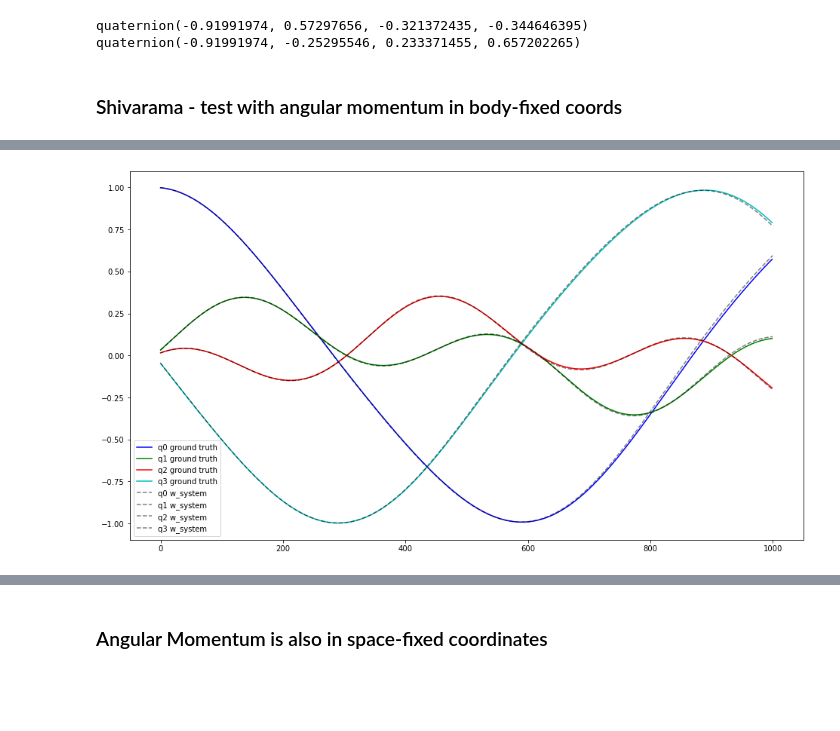
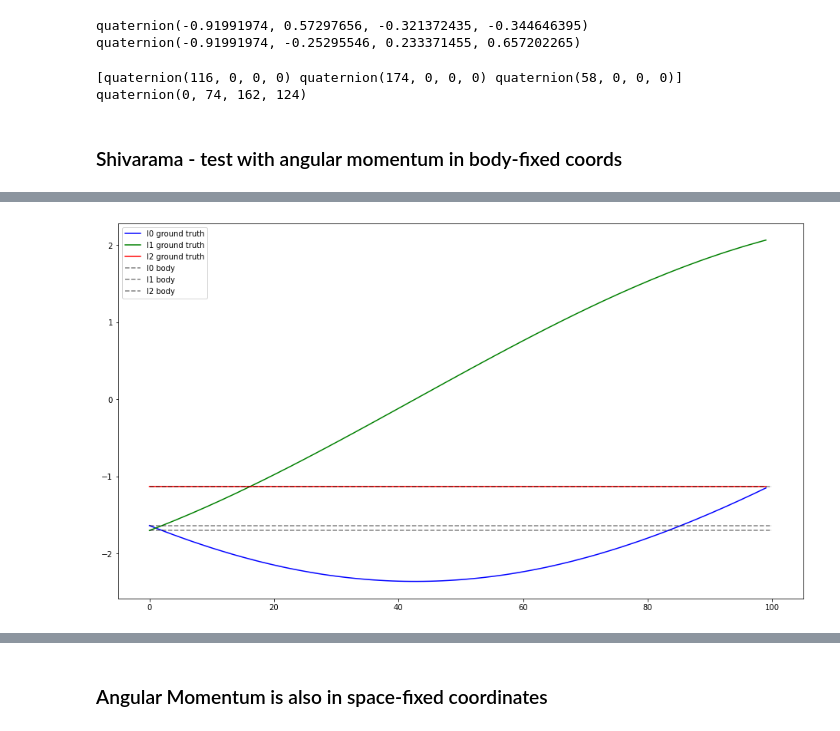
Before and after one commit to jakublala/coarsegrained-md-neural-ode, a Jupyter notebook: rotate_toy.ipynb, the cells around one changed output, grey strips where cells are left out. Saved outputs shown, nothing was run; the diff lists cells and outputs as text; code cells hidden in the pictures; blank space fills up the shorter version.

```diff
--- a/rotate_toy.ipynb
+++ b/rotate_toy.ipynb
@@ -1135,11 +1135,23 @@ print(0.5 * q * a)
 # %% [output]
 quaternion(-0.91991974, 0.57297656, -0.321372435, -0.344646395)
 quaternion(-0.91991974, -0.25295546, 0.233371455, 0.657202265)
+# %%
+q1 = quaternion.quaternion(2, 3, 6, 3)
+a = np.array([2, 3, 1])
+print(q1.conj() * a * q1)
+a = quaternion.from_vector_part(a)
+print(q1.conj() * a * q1)
+# %% [output]
+[quaternion(116, 0, 0, 0) quaternion(174, 0, 0, 0) quaternion(58, 0, 0, 0)]
+quaternion(0, 74, 162, 124)
 # %% [markdown]
 ### Shivarama - test with angular momentum in body-fixed coords
 # %%
-prefix = 'hexagons/trajectories/single/'
-file_name = prefix+'NVE-temp-2.25_K-0.018140589569161_r-0_s-5'
+prefix = 'hexagons/trajectories/double/'
+file_name = prefix+'NVE-temp-0.45_K-0.219478737997257_r-0_s-5'
+
+# prefix = 'hexagons/trajectories/single/'
+# file_name = prefix+'NVE-temp-2.25_K-0.018140589569161_r-0_s-5'
 
 device = 'cpu'
 
@@ -1151,8 +1163,9 @@ inertia = process_inertia(inertia)
 trajectory = process_data(centre_of_masses, quaternions, velocities, ang_momenta, inertia)
 
 initial_timestep = 10
+
 angmom = ang_momenta.to_numpy()[:, 1:]
-quat = trajectory[3][0, :, 0, :]
+quat = trajectory[3][0, :, 0, :].numpy()
 
 # turn angmom into body coordinates
 ang_momenta = quaternion.from_vector_part(angmom)
@@ -1169,7 +1182,7 @@ l_i = angmom[initial_timestep, :]
 log_freq = reader.log_frequency
 time_step = reader.timestep
 dt = time_step * log_freq
-timesteps = 1000
+timesteps = 100
 
 def vecquat_multiply(a, b):
     a = quaternion.from_vector_part(a)
@@ -1202,13 +1215,47 @@ def diffangvel(q, w):
 
 
     # TEST OUT IDENTITY
-    v = np.array([2.0, 3.0, -1.0])
-    print('Omega @ vector', Omega(q, diffq) @ v)
-    print('w x v', np.cross(w, v))
+    # v = np.array([2.0, 3.0, -1.0])
+    # print('Omega @ vector', Omega(q, diffq) @ v)
+    # print('w x v', np.cross(w, v))
+
+
+    print('w', w)
+    print('l', l)
+    print('omega matrix', Omega(q, diffq))
 
     first_term = - Omega(q, diffq) @ l
+    print('result divided', first_term / inertia[0].numpy())
     second_term = - 0.5 * G(q) @ np.array([0, 0, 0, 0]) # here goes the potential
+    print('second term', second_term)
     return (first_term + second_term) / inertia[0].numpy()
+
+def velverlet_step_richardson(q, l, dt, diffl):
+    w = l / inertia[0].numpy()
+
+    # full richardson update
+    # dqdt = 0.5 * q * w_body
+    q_full = q + 0.5 * dt * quatvec_multiply(q, w)
+    q_full = q_full / np.linalg.norm(q_full)
+
+    # 1st half update
+    q_half = q + 0.5 * 0.5 * dt * quatvec_multiply(q, w)
+    q_half = q_half / np.linalg.norm(q_half)
+
+    # recompute w at half step
+    w_half = w + 0.5 * dt * diffangvel(q_half, w)
+
+    # 2nd half update
+    q_half = q_half + 0.5 * 0.5 * dt * quatvec_multiply(q_half, w_half)
+    q_half = q_half / np.linalg.norm(q_half)
+
+    # corrected richardson update
+    q_new = 2 * q_half - q_full
+    q_new = q_new / np.linalg.norm(q_new)
+
+    # final full update of w
+    w_new = w_half + 0.5 * dt * diffangvel(q_new, w_half)
+    return w_new * inertia[0].numpy(), q_new
 
 def velverlet_step(q, l, dt, diffl):
     w = l / inertia[0].numpy()
@@ -1223,6 +1270,7 @@ def velverlet_step(q, l, dt, diffl):
     q_full = q_full / np.linalg.norm(q_full)
     return w_full * inertia[0].numpy(), q_full
 
+
 q = q_i
 l = l_i
 traj_q = [q.squeeze()]
@@ -1232,7 +1280,8 @@ assert len(q) == 4, 'q must have 4 coords'
 
 for i in range(timesteps):
     diffl = angmom[initial_timestep+i+1, :] - angmom[initial_timestep+i, :]
-    l, q = velverlet_step(q, l, dt, diffl)
+    l, q = velverlet_step_richardson(q, l, dt, diffl)
+
     traj_q.append(q.squeeze())
     traj_l.append(l.squeeze())
 
@@ -1242,7 +1291,7 @@ for i in range(timesteps):
 traj_q = np.stack(traj_q)
 traj_l = np.stack(traj_l)
 
-plot = 'quat'
+plot = 'angmom'
 
 if plot == 'quat':
 
@@ -1291 +1340 @@ w x v [ 3.14369867 -2.52763801 -1.29551669]
-[figure, old version]
+[figure, new version]
```
Also changed, not shown: parts of 5 cells of this notebook, 4 other files.
